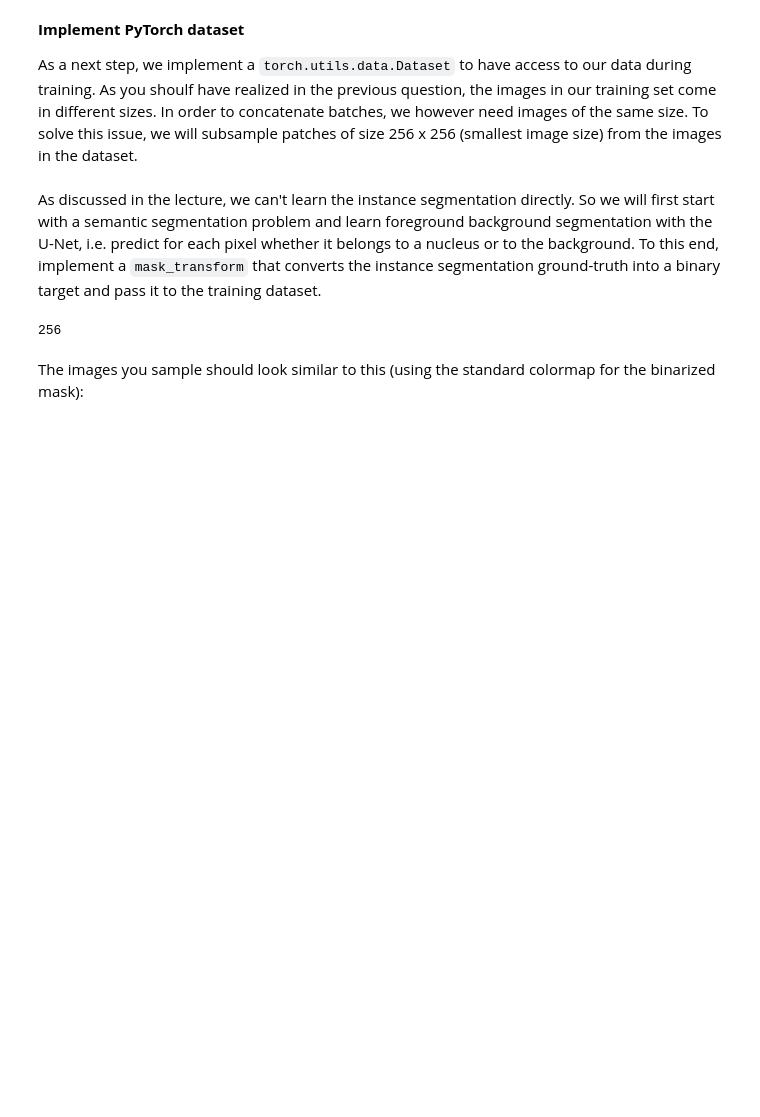
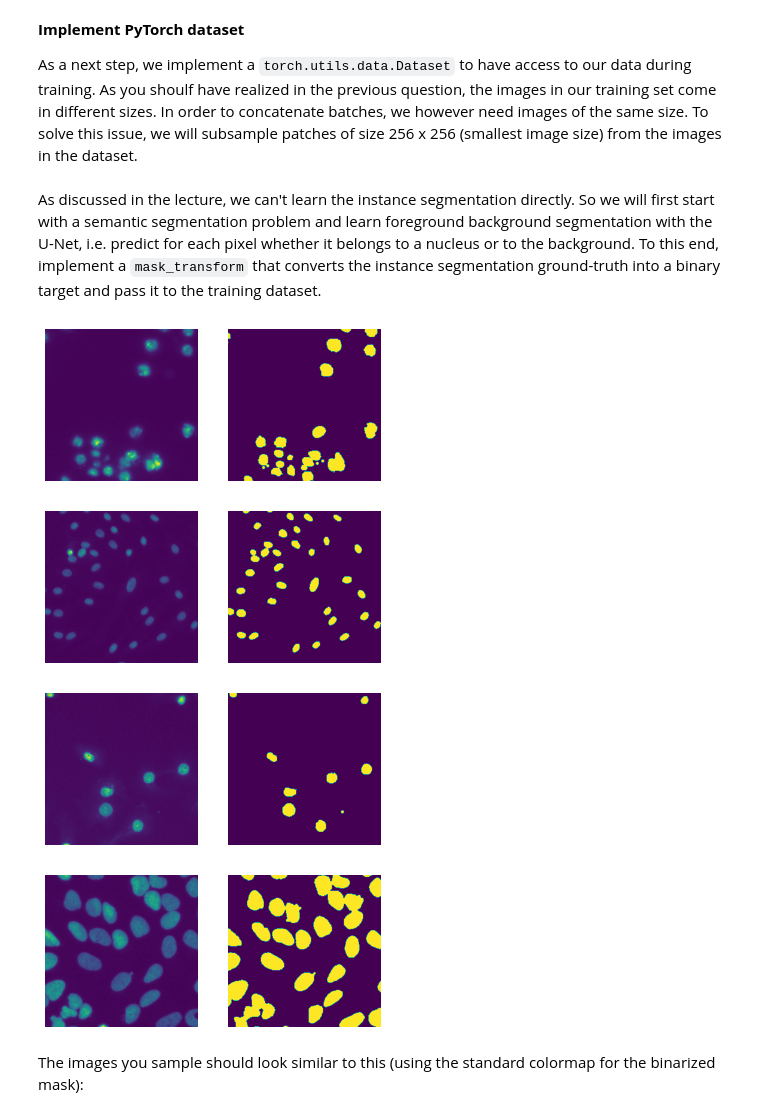
Before and after one commit to Smitpatel37/Deep-Learning-Assignments, a Jupyter notebook: Ex-5/Gonzalez_Velaga_Patel.ipynb, the cells around one changed output. Saved outputs shown, nothing was run; the diff lists cells and outputs as text; code cells hidden in the pictures; blank space fills up the shorter version.

Commit message:
First theoretical questions, dataset creation

```diff
--- a/Ex-5/Gonzalez_Velaga_Patel.ipynb
+++ b/Ex-5/Gonzalez_Velaga_Patel.ipynb
@@ -248,26 +254,15 @@ class NucleiDataset(Dataset):
         return len(self.images)
 # %% [markdown]
 As discussed in the lecture, we can't learn the instance segmentation directly. So we will first start with a semantic segmentation problem and learn foreground background segmentation with the U-Net, i.e. predict for each pixel whether it belongs to a nucleus or to the background. To this end, implement a `mask_transform` that converts the instance segmentation ground-truth into a binary target and pass it to the training dataset.
-# %%
-#trying out transformer function
-m = []
-for i in masks:
-  cnt = -1
-  for j in i:
-    for k in j:
-      cnt =cnt + 1
-      if k >= 1:
-        m.append(1)
-      else:
-        m.append(0)
-    break
-len(masks[0][0]) #structure(456,256,256)(batchsize,h,w)
-# %% [output]
-256
+# %%
+def mask_transformer(image):
+  image_copy = np.copy(image)
+  image_copy[image_copy > 0] = 1
+  return np.expand_dims(image_copy,axis=0)
 # %%
 # TODO implement a transform that outputs the binary target
 # and instantiate the training dataset and validation dataset with it
 # HINT: the transform can be a function that takes the mask array as input and returns the binarized version
 # HINT: you will also need to add a channel dimension to the target
-train_dataset =
-val_dataset =
+train_dataset = NucleiDataset(images = train_images, masks = train_masks, mask_transform=mask_transformer)
+val_dataset = NucleiDataset(images = val_images, masks = val_masks, mask_transform=mask_transformer)
@@ -276,3 +269,26 @@ val_dataset =
+# %%
+# TODO sample a few images from the dataset and verify that they are correct
+def plot_sample_from_dataset(dataset,index):
+    image, mask = dataset.__getitem__(index)
+    fig, ax = plt.subplots(1, 2)
+    ax[0].axis("off")
+    ax[0].imshow(np.squeeze(image))
+    # visualize the masks with random colors
+    ax[1].axis("off")
+    ax[1].imshow(np.squeeze(mask))
+    plt.show()
+
+# plot the first 2
+for i in range(2):
+    plot_sample_from_dataset(train_dataset, i)
+
+for i in range(2):
+    plot_sample_from_dataset(val_dataset, i)
+# %% [output]
+[figure, added]
+[figure, added]
+[figure, added]
+[figure, added]
 # %% [markdown]
 The images you sample should look similar to this (using the standard colormap for the binarized mask):
 # %% [markdown]
```
Also changed, not shown: parts of 5 cells of this notebook.
